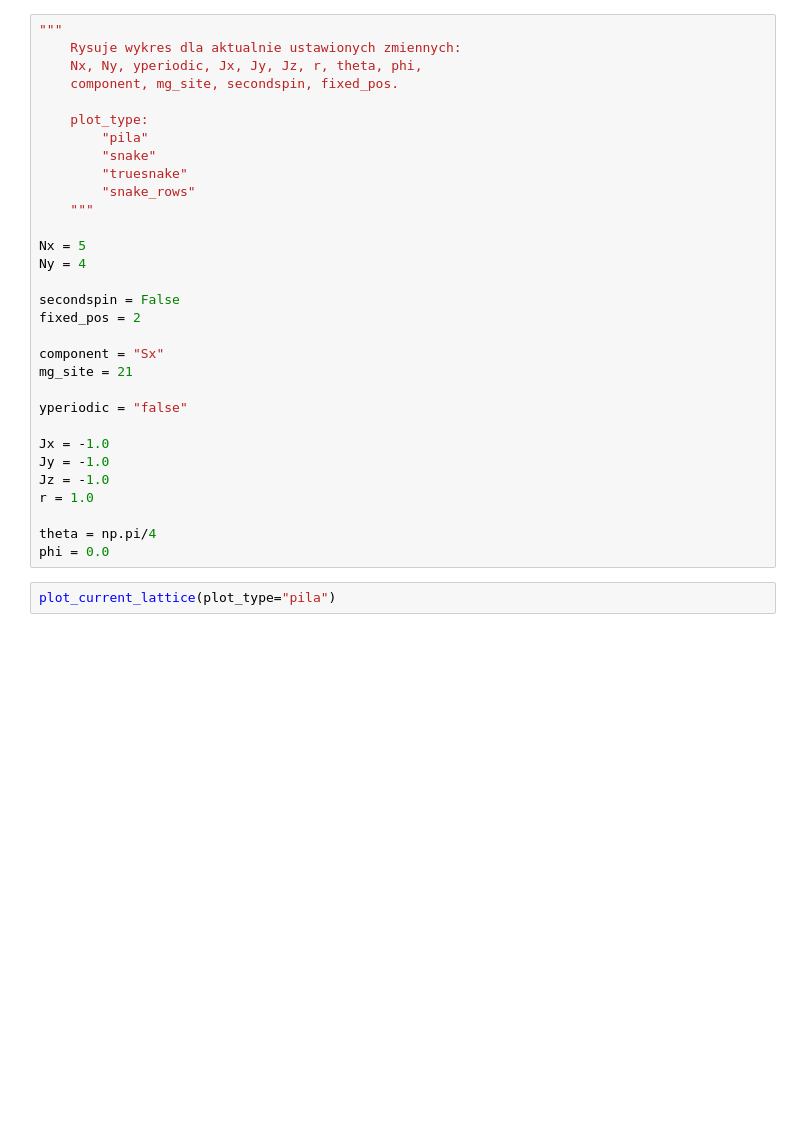
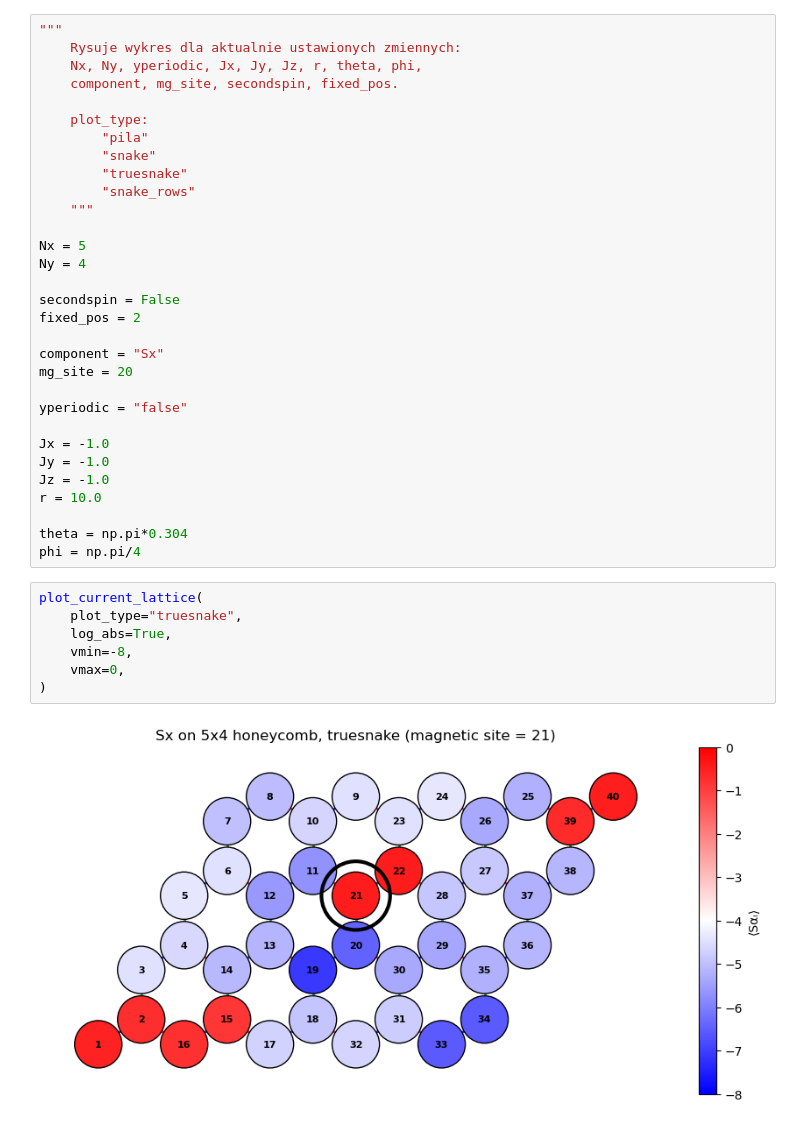
Before and after one commit to marcinszlap/KitaevHoneycomb, a Jupyter notebook: wykresy2.ipynb, the cells around one changed output. Saved outputs shown, nothing was run; the diff lists cells and outputs as text; blank space fills up the shorter version.

```diff
--- a/wykresy2.ipynb
+++ b/wykresy2.ipynb
@@ -1104,19 +1403,26 @@ secondspin = False
 fixed_pos = 2
 
 component = "Sx"
-mg_site = 21
+mg_site = 20
 
 yperiodic = "false"
 
 Jx = -1.0
 Jy = -1.0
 Jz = -1.0
-r = 1.0
+r = 10.0
 
-theta = np.pi/4
-phi = 0.0
+theta = np.pi*0.304
+phi = np.pi/4
 # %%
-plot_current_lattice(plot_type="pila")
+plot_current_lattice(
+    plot_type="truesnake",
+    log_abs=True,
+    vmin=-8,
+    vmax=0,
+)
+# %% [output]
+[figure, added]
 # %%
 plot_current_spin_sum(plot_type="snake_rows")
 # %% [output]
```
Also changed, not shown: parts of 6 cells of this notebook, 50 other files.
